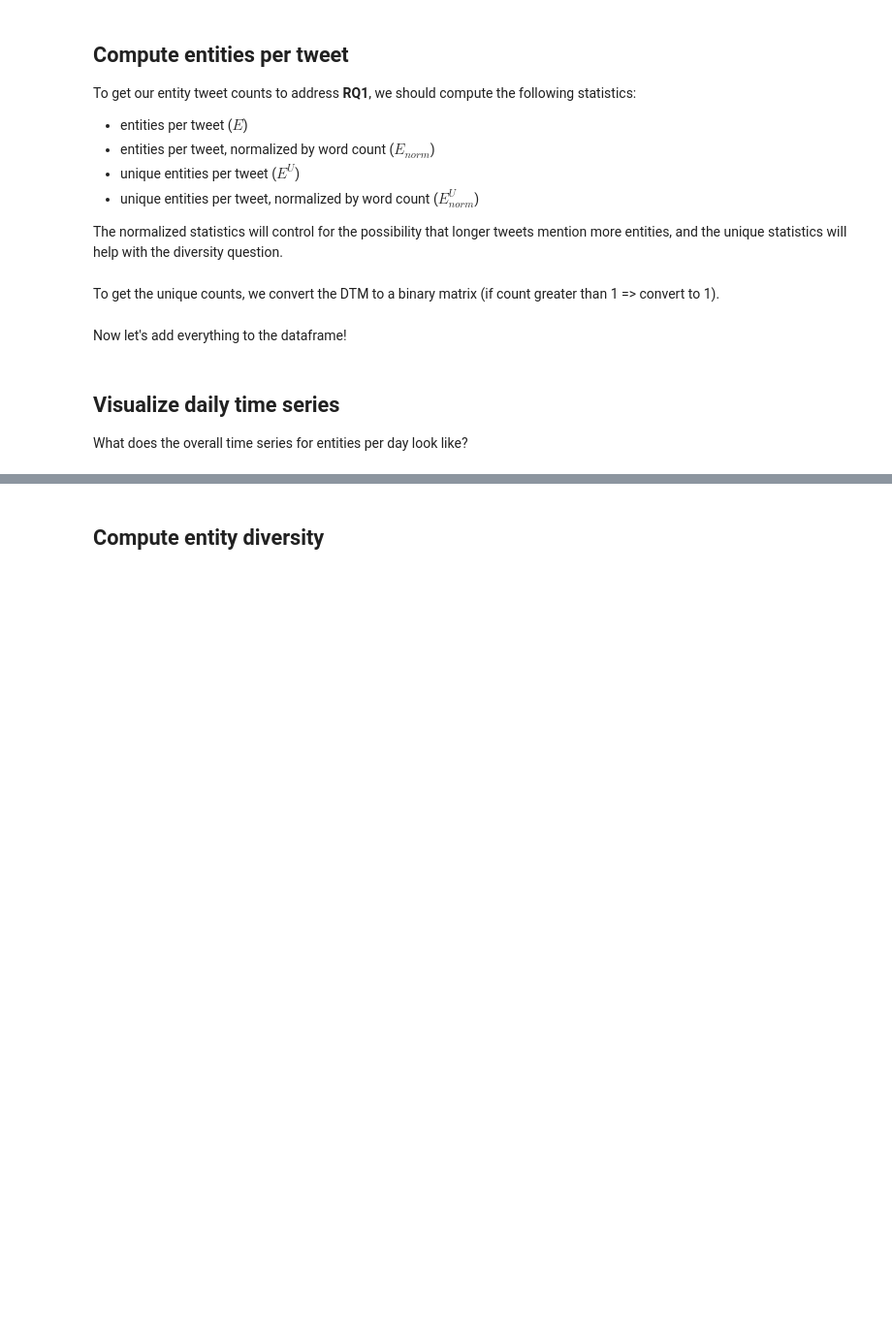
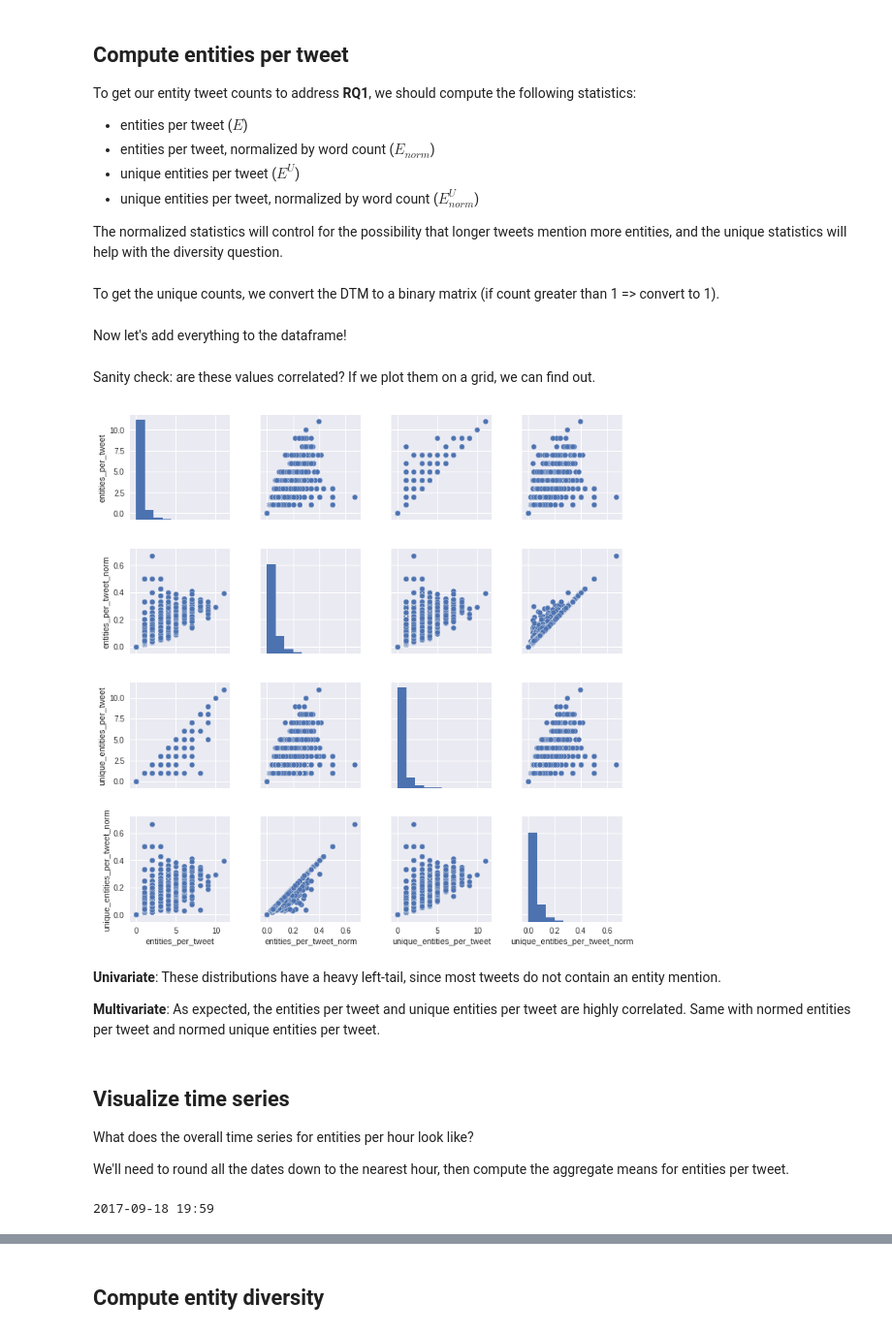
Before and after one commit to ianbstewart/gt-css-class, a Jupyter notebook: labs/lab6/Lab 6 - Text over time.ipynb, the cells around one changed output, grey strips where cells are left out. Shown at 97% size. Saved outputs shown, nothing was run; the diff lists cells and outputs as text; code cells hidden in the pictures; blank space fills up the shorter version.

```diff
--- a/labs/lab6/Lab 6 - Text over time.ipynb
+++ b/labs/lab6/Lab 6 - Text over time.ipynb
@@ -656,3 +656,7 @@ tweet_df_valid = tweet_df_valid.assign(entities_per_tweet=entities_per_tweet)
 tweet_df_valid = tweet_df_valid.assign(entities_per_tweet_norm=entities_per_tweet_norm)
 tweet_df_valid = tweet_df_valid.assign(unique_entities_per_tweet=unique_entities_per_tweet)
 tweet_df_valid = tweet_df_valid.assign(unique_entities_per_tweet_norm=unique_entities_per_tweet_norm)
+# %%
+# correct for nan/inf values
+tweet_df_valid.fillna(0, inplace=True)
+tweet_df_valid.replace(pd.np.inf, 0, inplace=True)
@@ -659,3 +666,25 @@ tweet_df_valid = tweet_df_valid.assign(unique_entities_per_tweet_norm=unique_ent
+# %% [markdown]
+Sanity check: are these values correlated? If we plot them on a grid, we can find out.
+# %%
+import matplotlib
+%matplotlib inline
+import matplotlib.pyplot as plt
+import seaborn as sns
+entity_cols = ['entities_per_tweet', 'entities_per_tweet_norm', 'unique_entities_per_tweet', 'unique_entities_per_tweet_norm']
+sns.pairplot(tweet_df_valid.loc[:, entity_cols])
+plt.show()
+# %% [output]
+[figure, added]
+# %% [markdown]
+**Univariate**: These distributions have a heavy left-tail, since most tweets do not contain an entity mention.
+
+**Multivariate**: As expected, the entities per tweet and unique entities per tweet are highly correlated. Same with normed entities per tweet and normed unique entities per tweet.
 # %% [markdown]
-## Visualize daily time series
-What does the overall time series for entities per day look like?
+## Visualize time series
+What does the overall time series for entities per hour look like?
+
+We'll need to round all the dates down to the nearest hour, then compute the aggregate means for entities per tweet.
+# %%
+print(tweet_df_valid.loc[:, 'date'].values[0])
+# %% [output]
+2017-09-18 19:59
```
Also changed, not shown: parts of 17 cells of this notebook, 1 other file.
